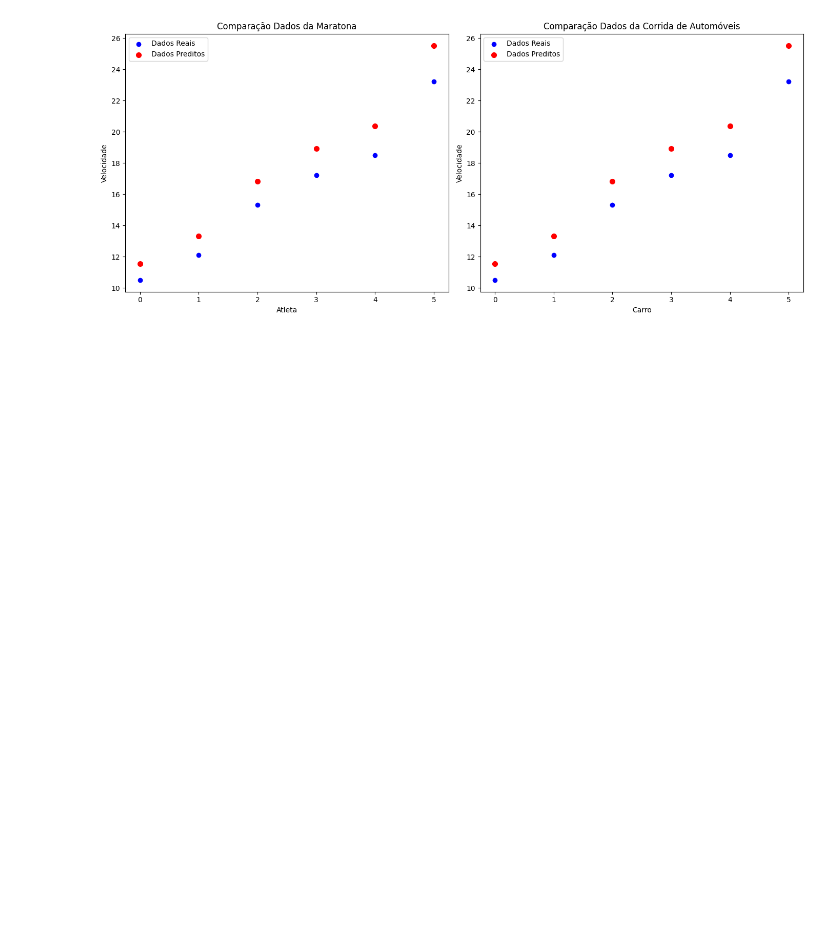
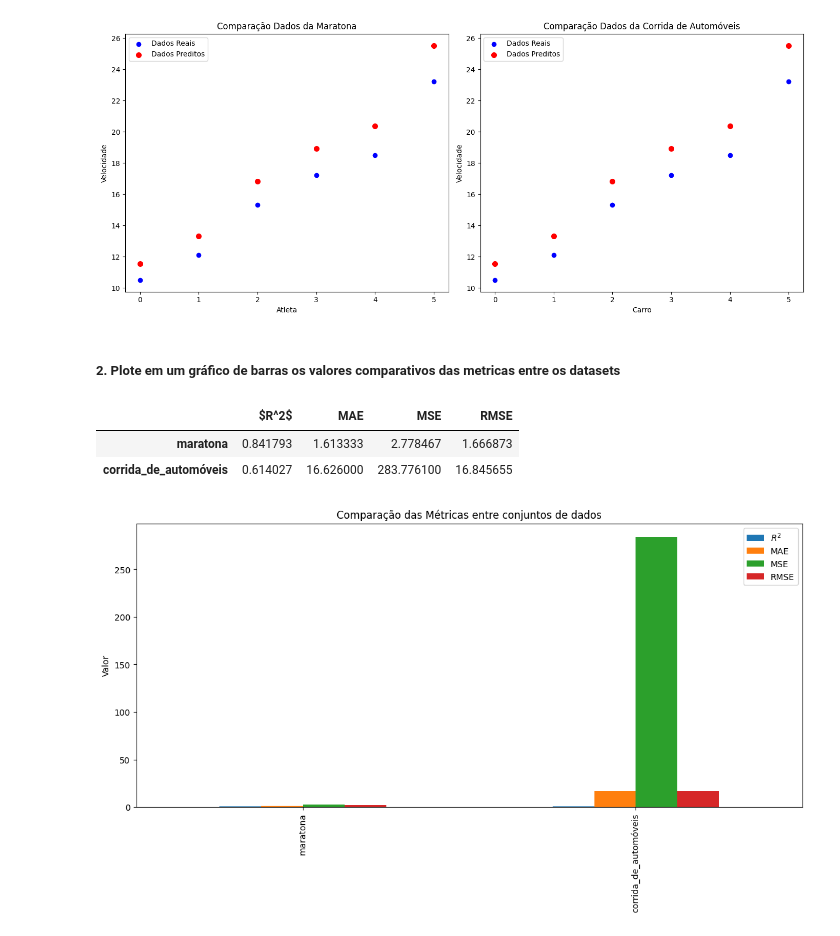
Before and after one commit to mariotlemes/pos-NLP, a Jupyter notebook: src/M4-regressao/regressao-parte2-METRICAS.ipynb, the cells around one changed output. Saved outputs shown, nothing was run; the diff lists cells and outputs as text; code cells hidden in the pictures; blank space fills up the shorter version.

```diff
--- a/src/M4-regressao/regressao-parte2-METRICAS.ipynb
+++ b/src/M4-regressao/regressao-parte2-METRICAS.ipynb
@@ -423,3 +423,26 @@ plt.tight_layout()
 plt.show()
 # %% [output]
 [figure]
+# %% [markdown]
+##### 2. Plote em um gráfico de barras os valores comparativos das metricas entre os datasets
+# %%
+# Criação de um DataFrame com os valroes das métricas
+df_metrics = pd.DataFrame({'$R^2$': [r2_foot, r2_car],
+                           'MAE': [mae_foot, mae_car],
+                           'MSE': [mse_foot, mse_car],
+                           'RMSE': [rmse_foot, rmse_car],
+                          },
+                          index=['maratona', 'corrida_de_automóveis'],
+                         )
+df_metrics
+# %% [output]
+|  | $R^2$ | MAE | MSE | RMSE |
+| maratona | 0.841793 | 1.613333 | 2.778467 | 1.666873 |
+| corrida_de_automóveis | 0.614027 | 16.626000 | 283.776100 | 16.845655 |
+# %%
+df_metrics.plot(kind='bar', figsize=(14, 6))
+plt.title('Comparação das Métricas entre conjuntos de dados')
+plt.ylabel('Valor')
+plt.show()
+# %% [output]
+[figure, added]
```
Also changed, not shown: parts of 1 cell of this notebook.
